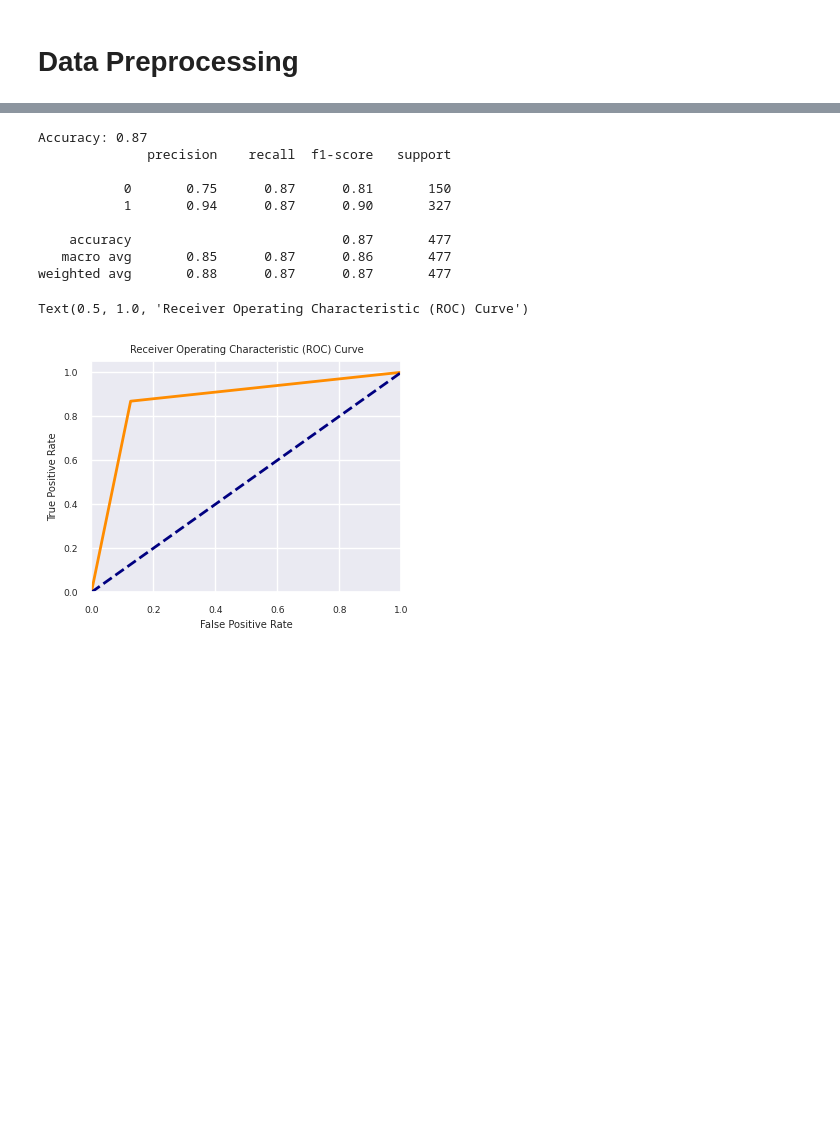
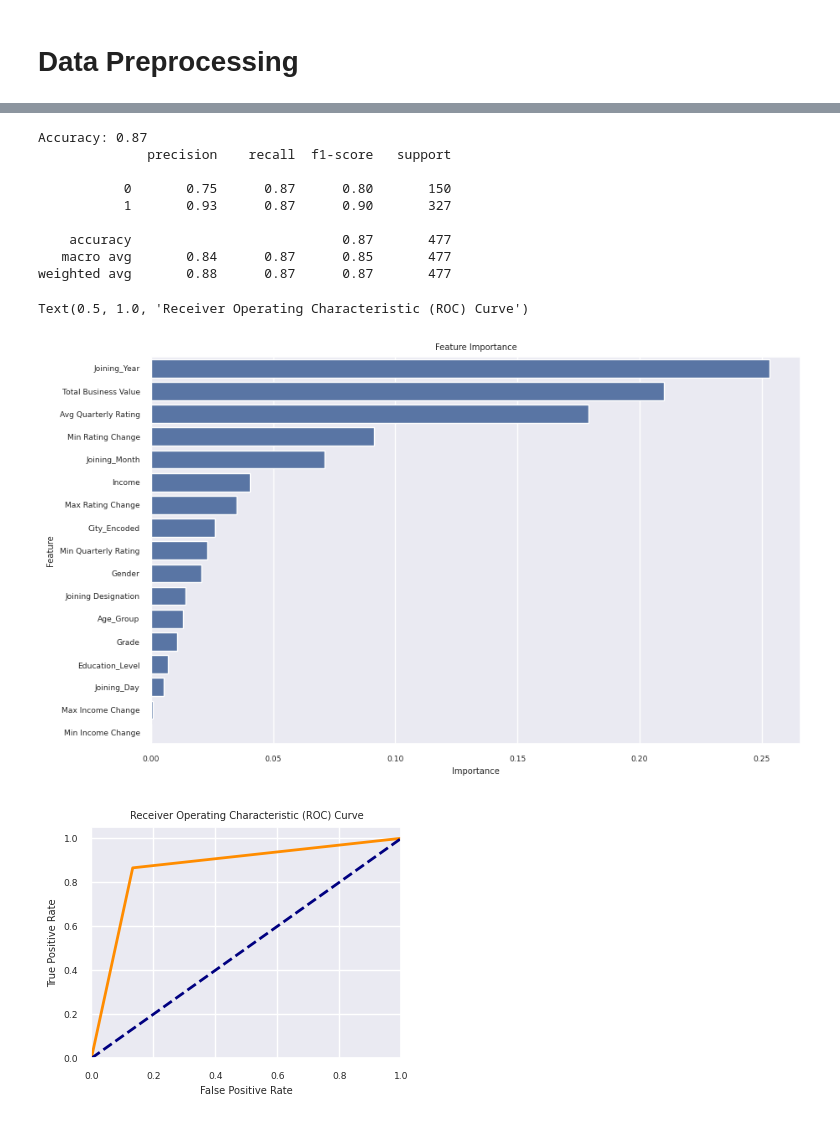
Before and after one commit to SanthoshKasam2104/ScalerCaseStudies, a Jupyter notebook: OLA_Ensemble_Learning_Santhosh_Kumar_Kasam.ipynb, the cells around one changed output, grey strips where cells are left out. Saved outputs shown, nothing was run; the diff lists cells and outputs as text; code cells hidden in the pictures; blank space fills up the shorter version.

```diff
--- a/OLA_Ensemble_Learning_Santhosh_Kumar_Kasam.ipynb
+++ b/OLA_Ensemble_Learning_Santhosh_Kumar_Kasam.ipynb
@@ -307,0 +263,10 @@ plt.show()
+# %%
+df_driver_max = df.groupby('Driver_ID')[['Age','Gender','Grade','Income','LastWorkingDate','Quarterly Rating','Rating Change','Income Change']].max().reset_index()
+df_driver_min = df.groupby('Driver_ID')[['Quarterly Rating','Rating Change','Income Change']].min().reset_index()
+df_driver_avg = df.groupby('Driver_ID')[['Quarterly Rating']].mean().reset_index()
+df_driver_sum = df.groupby(['Driver_ID', 'City', 'Education_Level', 'Dateofjoining', 'Joining Designation'])['Total Business Value'].sum().reset_index()
+df_driver_details = df_driver_max.merge(df_driver_min, on = 'Driver_ID', how = 'left')
+df_driver_details = df_driver_details.merge(df_driver_sum, on = 'Driver_ID', how = 'left')
+df_driver_details = df_driver_details.merge(df_driver_avg, on = 'Driver_ID', how = 'left')
+df_driver_details.rename(columns = {'Quarterly Rating_x': 'Max Quarterly Rating','Quarterly Rating_y': 'Min Quarterly Rating','Rating Change_x': 'Max Rating Change','Rating Change_y': 'Min Rating Change','Income Change_x': 'Max Income Change','Income Change_y': 'Min Income Change','Quarterly Rating': 'Avg Quarterly Rating'}, inplace = True)
+df_driver_details
@@ -625,3 +605,5 @@ Text(0.5, 1.0, 'Correlation between features')
+# %%
+df_driver_details = df_driver_details.drop(['Age','Max Quarterly Rating'],axis = 1)
 # %%
 from sklearn.model_selection import train_test_split, GridSearchCV
 from imblearn.over_sampling import SMOTE
@@ -643,33 +625,43 @@ X_test_standard = scaler.transform(X_test)
 # %%
 rf = RandomForestClassifier(n_estimators=200,criterion='gini',max_depth = 4,random_state = 42)
 rf.fit(X_train_standard,y_train_smote)
 y_pred_rf = rf.predict(X_test_standard)
 accuracy = accuracy_score(y_test,y_pred_rf)
 print(f"Accuracy: {accuracy:.2f}")
 print(classification_report(y_test,y_pred_rf))
 fpr_rf, tpr_rf, thresholds_rf = roc_curve(y_test, y_pred_rf)
 roc_auc_rf = auc(fpr_rf, tpr_rf)
 
+feature_importance = pd.DataFrame({'Feature': X_train.columns, 'Importance': rf.feature_importances_})
+feature_importance = feature_importance.sort_values(by='Importance', ascending=False)
+
+plt.figure(figsize=(10, 6))
+sns.barplot(x='Importance', y='Feature', data=feature_importance)
+plt.title('Feature Importance')
+plt.xlabel('Importance')
+plt.ylabel('Feature')
+
 plt.figure(figsize=(4, 3))
 plt.plot(fpr_rf, tpr_rf, color='darkorange', lw=2, label='ROC curve (area = %0.2f)' % roc_auc_rf)
 plt.plot([0, 1], [0, 1], color='navy', lw=2, linestyle='--')
 plt.xlim([0.0, 1.0])
 plt.ylim([0.0, 1.05])
 plt.xlabel('False Positive Rate')
 plt.ylabel('True Positive Rate')
 plt.title('Receiver Operating Characteristic (ROC) Curve')
 # %% [output]
 Accuracy: 0.87
               precision    recall  f1-score   support
 
-           0       0.75      0.87      0.81       150
-           1       0.94      0.87      0.90       327
+           0       0.75      0.87      0.80       150
+           1       0.93      0.87      0.90       327
 
     accuracy                           0.87       477
-   macro avg       0.85      0.87      0.86       477
+   macro avg       0.84      0.87      0.85       477
 weighted avg       0.88      0.87      0.87       477
 Text(0.5, 1.0, 'Receiver Operating Characteristic (ROC) Curve')
-[figure, old version]
+[figure, new version]
+[figure, added]
 # %%
 gbc = GradientBoostingClassifier(n_estimators=200,learning_rate=0.1,max_depth=4,random_state=42)
 gbc.fit(X_train_smote,y_train_smote)
```
Also changed, not shown: parts of 21 cells of this notebook.
